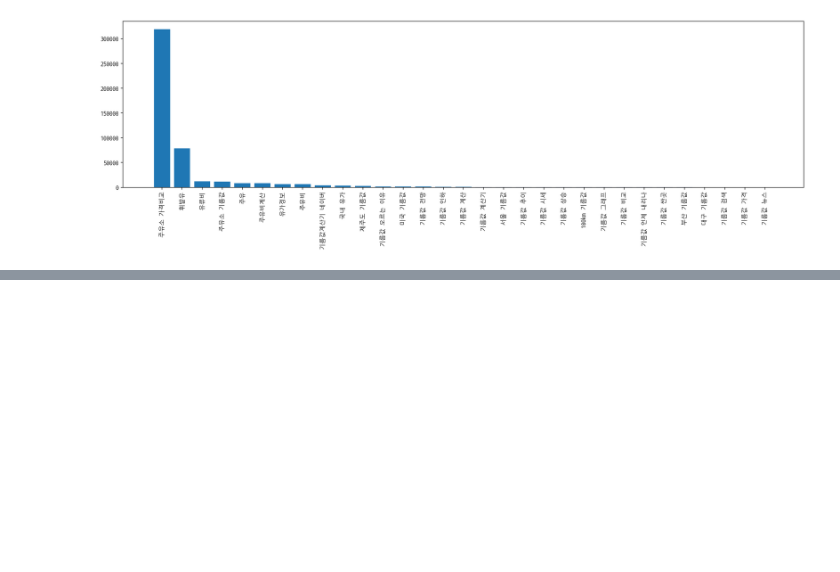
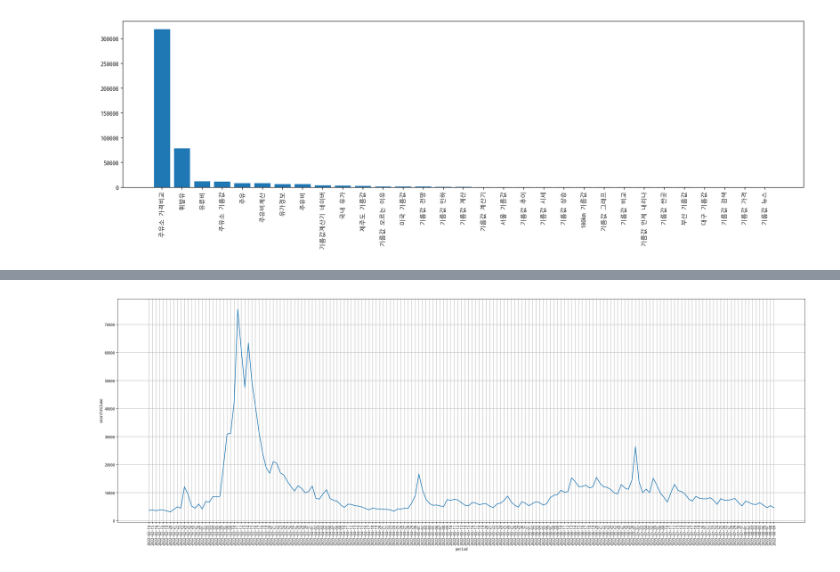
Before and after one commit to certainly-I/Busan-Oil-Price-Analysis, a Jupyter notebook: 주유소_워드클라우드.ipynb, the cells around one changed output, grey strips where cells are left out. Drawn from its saved outputs; the diff is of its cells as text; code cells hidden in the pictures; blank space fills up the shorter version.

```diff
--- a/주유소_워드클라우드.ipynb
+++ b/주유소_워드클라우드.ipynb
@@ -167,0 +212,3 @@ plt.show()
+# %%
+trends_oil = pd.read_csv('./data/기름값_네이버_일간검색트렌드.csv', encoding='utf-8')
+trends_oil.head()
@@ -167,0 +222,10 @@ plt.show()
+# %%
+plt.figure(figsize=(30,10))
+plt.xlabel('period')
+plt.ylabel('searchVolume')
+plt.grid(True)
+plt.plot(range(len(trends_oil)), trends_oil['searchVolume'])
+plt.xticks(range(len(trends_oil)), [text for text in trends_oil['period']], rotation=90)
+plt.show()
+# %% [output]
+[figure, added]
```
Also changed, not shown: parts of 16 cells of this notebook, 1 other file.
